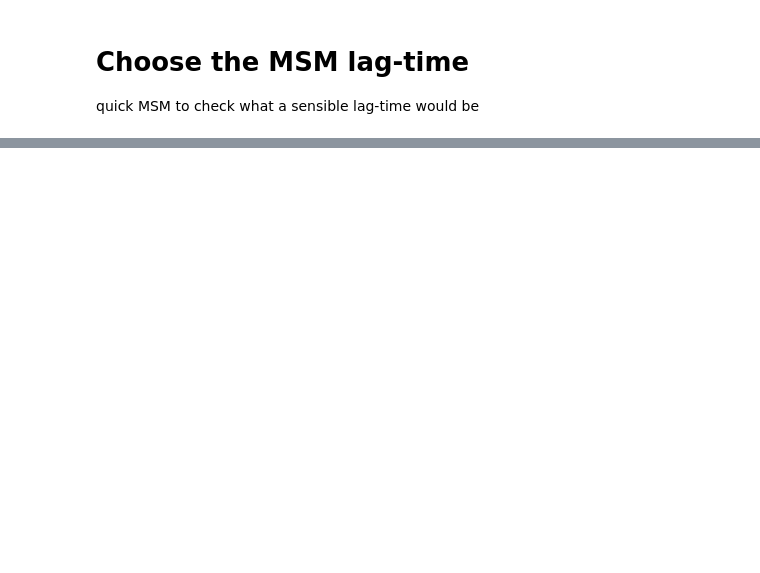
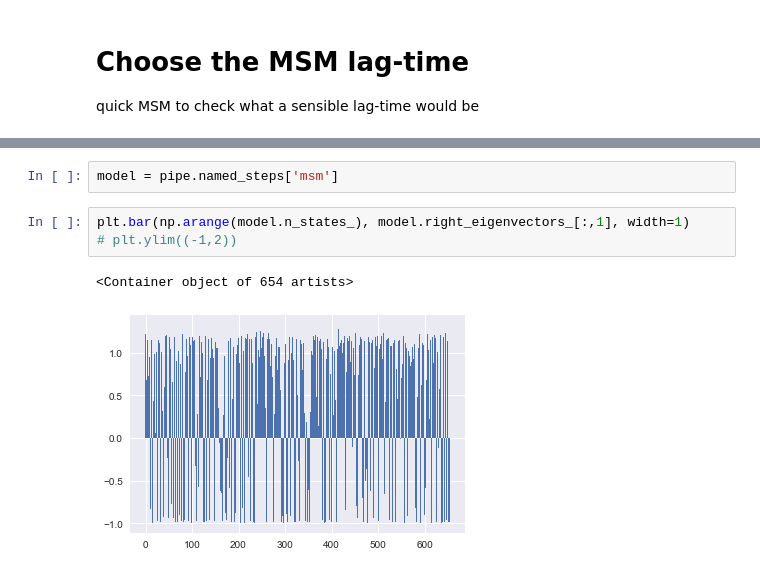
Before and after one commit to RobertArbon/optimize-fs-peptide, a Jupyter notebook: Misc/Villin.ipynb, the cells around one changed output, grey strips where cells are left out. Saved outputs shown, nothing was run; the diff lists cells and outputs as text; blank space fills up the shorter version.

```diff
--- a/Misc/Villin.ipynb
+++ b/Misc/Villin.ipynb
@@ -19,0 +91,8 @@ trajs = [load(traj, top=top) for traj in traj_paths]
+# %%
+model = pipe.named_steps['msm']
+# %%
+plt.bar(np.arange(model.n_states_), model.right_eigenvectors_[:,1], width=1)
+# plt.ylim((-1,2))
+# %% [output]
+<Container object of 654 artists>
+[figure, added]
```
Also changed, not shown: parts of 26 cells of this notebook, 33 other files.
